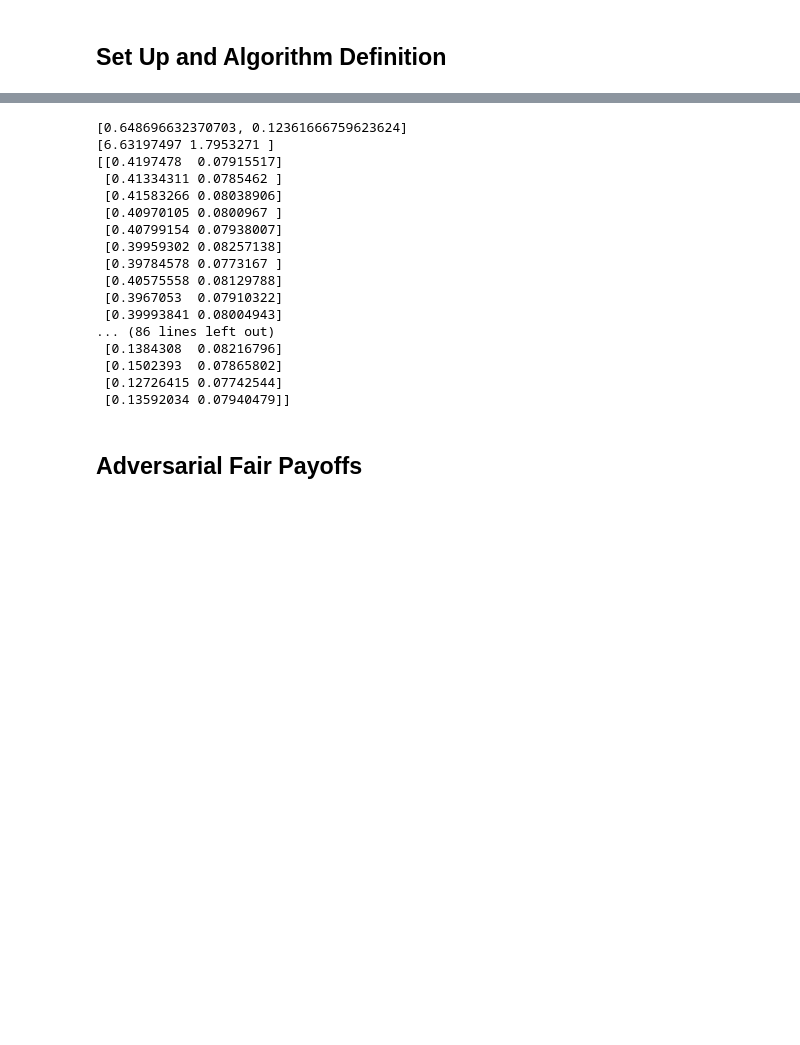
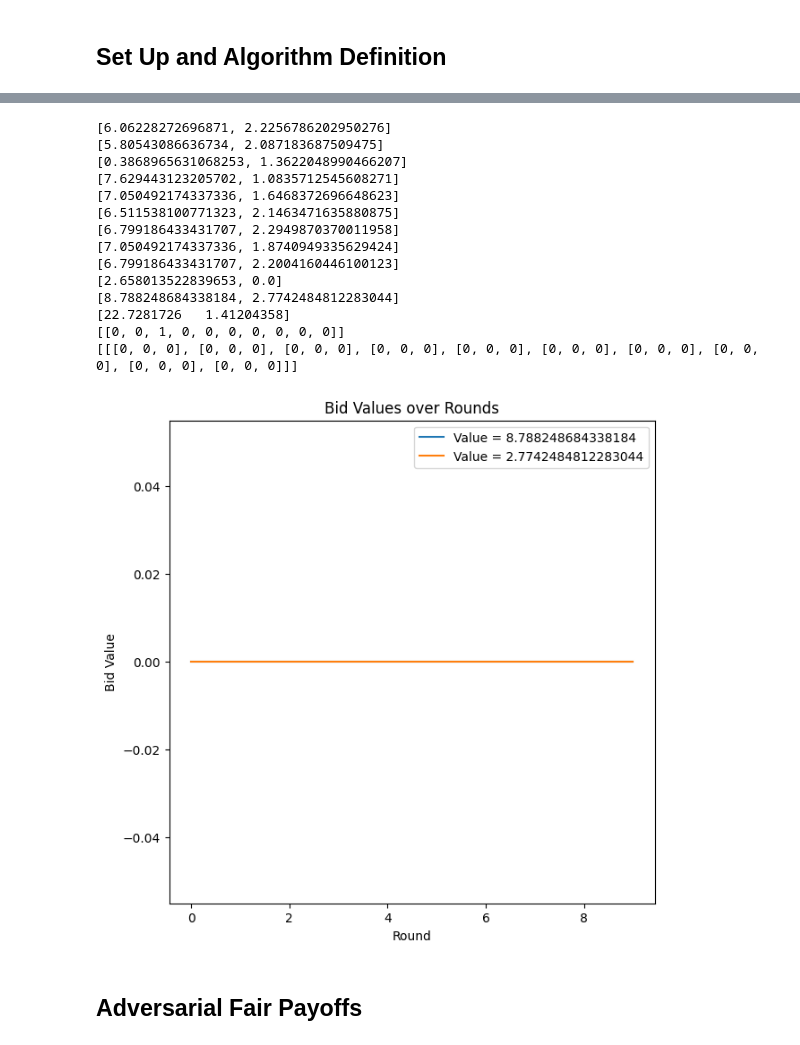
Before and after one commit to PrabhavJain10/Online-Markets, a Jupyter notebook: Project 3/proj3.ipynb, the cells around one changed output, grey strips where cells are left out. Cells and saved outputs as stored; diff of their text form; code cells hidden in the pictures; blank space fills up the shorter version.

```diff
--- a/Project 3/proj3.ipynb
+++ b/Project 3/proj3.ipynb
@@ -48,13 +48,13 @@ class EWAlg:
         self.probs = self.weights/self.sumWeights
         return
 
-    def generatePayoffs(self, winningBid, meWin):
+    def generatePayoffs(self, bidToBeat, winningBid, meWin):
         if meWin:
             self.myTotalValue += self.myValue - winningBid
-        payoffs = np.zeros(len(self.myBids))
+        payoffs = np.zeros(self.k)
         for count, bid in enumerate(self.myBids):
-            if bid >= winningBid:
-                payoffs[count] = bid - self.myValue
+            if bid >= bidToBeat:
+                payoffs[count] = self.myValue - bid
             else:
                 payoffs[count] = 0
         return payoffs
@@ -79,6 +79,8 @@ class FirstPriceReserve:
         winner = -1
         tiedBidders = []
         tied = False
+        generatedBids = bids
+        generatedBids.append(self.reserve)
         # check bids of all bidders
         for count, bid in enumerate(bids):
             if bid > winningBid:
@@ -92,6 +94,6 @@ class FirstPriceReserve:
         if (winningBid < self.reserve):
             winningBid = self.reserve
             winner = -1
-        return winningBid, winner
+        return generatedBids, winningBid, winner
 # %%
 numPlayers = 2
@@ -153,6 +161,6 @@ print(playerBids)
 # %%
-MCBound = 500
-n = 100
+MCBound = 1
+n = 10
 reserveFrac = 0 #between 0 and 1
 reserveValue = reserveFrac * h
 # set up players
@@ -185,22 +193,20 @@ totalWinnings = np.mean(np.array(totalWinnings), 1)
 
 print(values)
 print(totalWinnings)
-print(avgBids)
+print(MCWinners)
+print(MCBids)
 # %% [output]
-[0.648696632370703, 0.12361666759623624]
-[6.63197497 1.7953271 ]
-[[0.4197478  0.07915517]
- [0.41334311 0.0785462 ]
- [0.41583266 0.08038906]
- [0.40970105 0.0800967 ]
- [0.40799154 0.07938007]
- [0.39959302 0.08257138]
- [0.39784578 0.0773167 ]
- [0.40575558 0.08129788]
- [0.3967053  0.07910322]
- [0.39993841 0.08004943]
-... (86 lines left out)
- [0.1384308  0.08216796]
- [0.1502393  0.07865802]
- [0.12726415 0.07742544]
- [0.13592034 0.07940479]]
+[6.06228272696871, 2.2256786202950276]
+[5.80543086636734, 2.087183687509475]
+[0.3868965631068253, 1.3622048990466207]
+[7.629443123205702, 1.0835712545608271]
+[7.050492174337336, 1.6468372696648623]
+[6.511538100771323, 2.1463471635880875]
+[6.799186433431707, 2.2949870370011958]
+[7.050492174337336, 1.8740949335629424]
+[6.799186433431707, 2.2004160446100123]
+[2.658013522839653, 0.0]
+[8.788248684338184, 2.7742484812283044]
+[22.7281726   1.41204358]
+[[0, 0, 1, 0, 0, 0, 0, 0, 0, 0]]
+[[[0, 0, 0], [0, 0, 0], [0, 0, 0], [0, 0, 0], [0, 0, 0], [0, 0, 0], [0, 0, 0], [0, 0, 0], [0, 0, 0], [0, 0, 0]]]
@@ -209,3 +213,23 @@ print(MCBids)
+# %%
+f = plt.figure()
+f.set_figwidth(7)
+f.set_figheight(7)
+
+newBids = [[], []]
+for i in range(n):
+    newBids[0].append(avgBids[i][0])
+    newBids[1].append(avgBids[i][1])
+
+plt.plot(np.arange(n), newBids[0], label = "Value = " + str(values[0]))
+plt.plot(np.arange(n), newBids[1], label = "Value = " + str(values[1]))
+plt.title('Bid Values over Rounds')
+plt.xlabel('Round')
+plt.ylabel('Bid Value')
+plt.legend()
+plt.show()
+# f.savefig('RegretvRoundAf.png')
+# %% [output]
+[figure, added]
 # %%
 def MonteCarlo(numTrials, payoffGenerator, epsilon, k, h, n):
     avgFinalPayoff = 0
```
Also changed, not shown: parts of 3 cells of this notebook.
